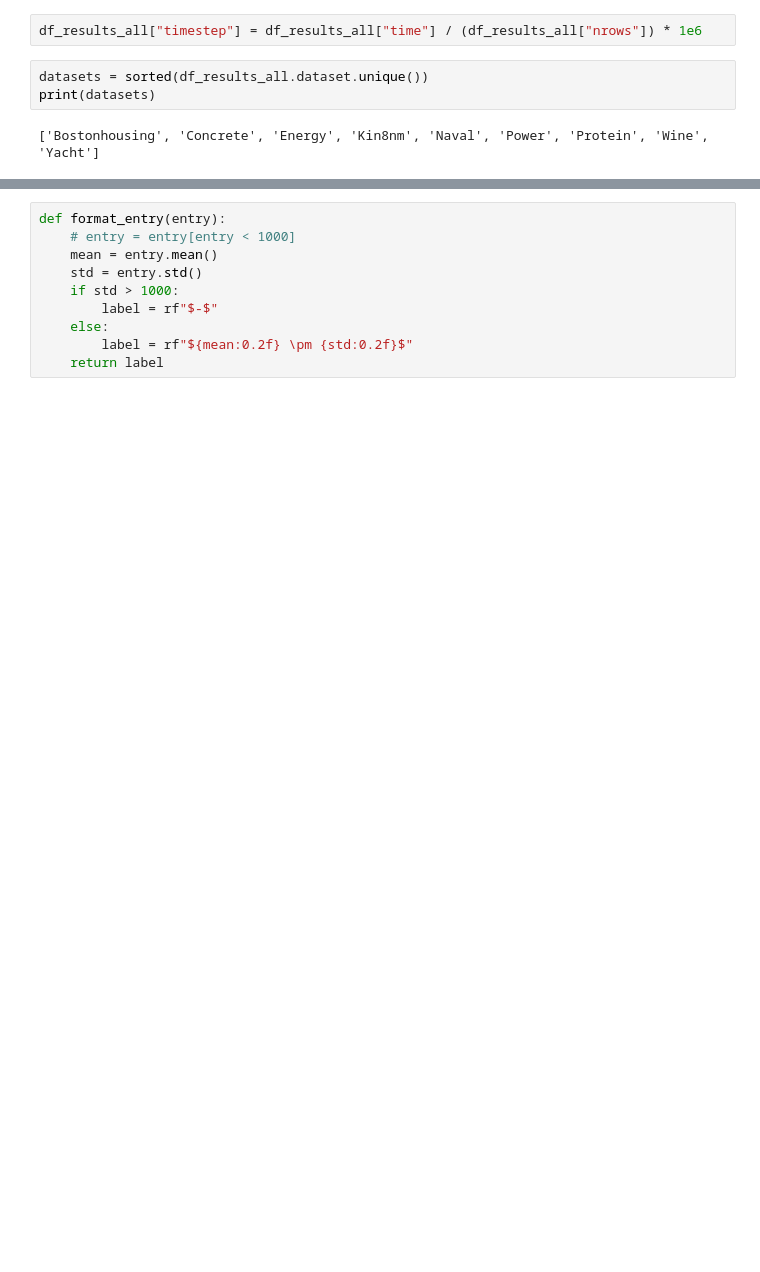
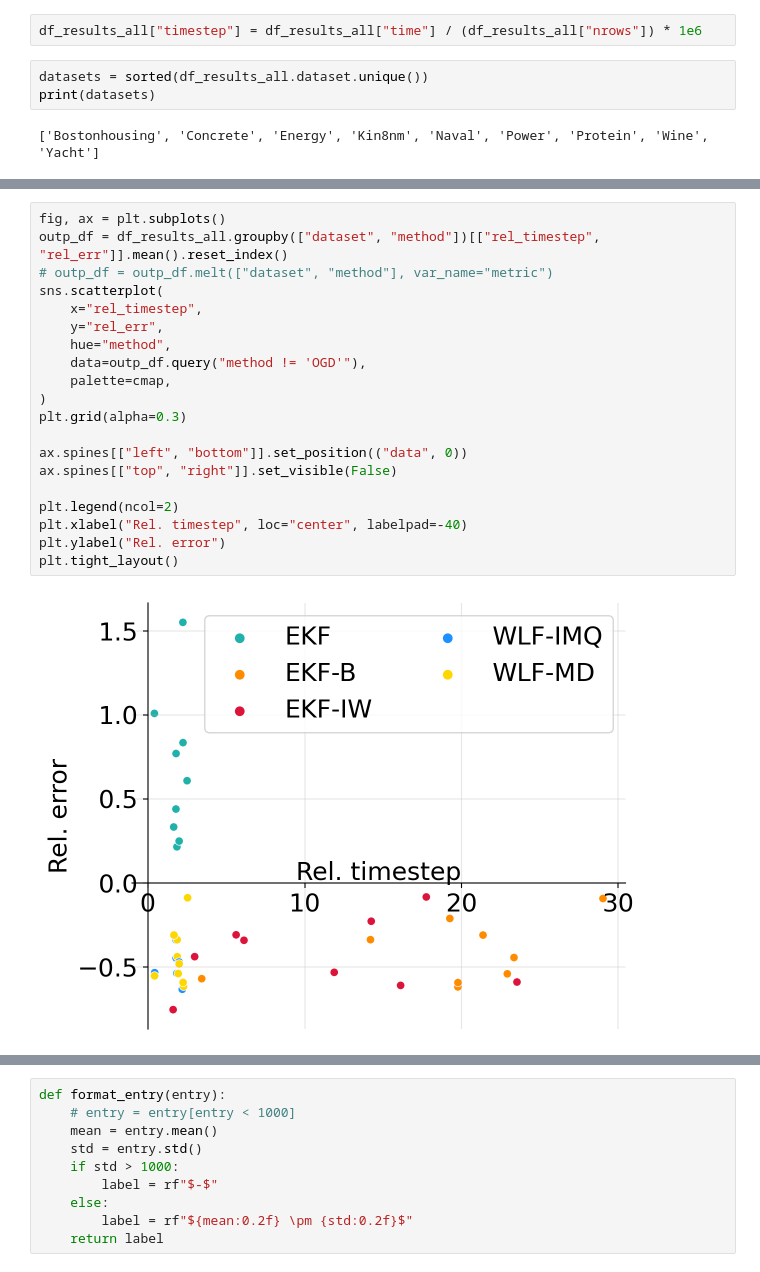
Before and after one commit to gerdm/weighted-likelihood-filter, a Jupyter notebook: experiments/uci-regression-eval.ipynb, the cells around one changed output, grey strips where cells are left out. Drawn from its saved outputs; the diff is of its cells as text; blank space fills up the shorter version.

```diff
--- a/experiments/uci-regression-eval.ipynb
+++ b/experiments/uci-regression-eval.ipynb
@@ -193,0 +220,22 @@ plt.yscale("log")
+# %%
+fig, ax = plt.subplots()
+outp_df = df_results_all.groupby(["dataset", "method"])[["rel_timestep", "rel_err"]].mean().reset_index()
+# outp_df = outp_df.melt(["dataset", "method"], var_name="metric")
+sns.scatterplot(
+    x="rel_timestep",
+    y="rel_err",
+    hue="method",
+    data=outp_df.query("method != 'OGD'"),
+    palette=cmap,
+)
+plt.grid(alpha=0.3)
+
+ax.spines[["left", "bottom"]].set_position(("data", 0))
+ax.spines[["top", "right"]].set_visible(False)
+
+plt.legend(ncol=2)
+plt.xlabel("Rel. timestep", loc="center", labelpad=-40)
+plt.ylabel("Rel. error")
+plt.tight_layout()
+# %% [output]
+[figure, added]
```
Also changed, not shown: parts of 31 cells of this notebook, 1 other file.
